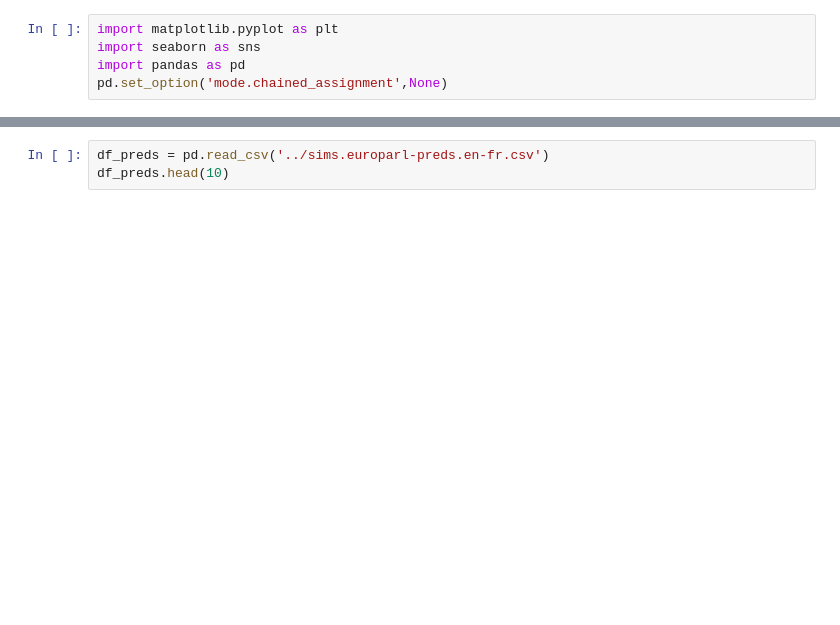
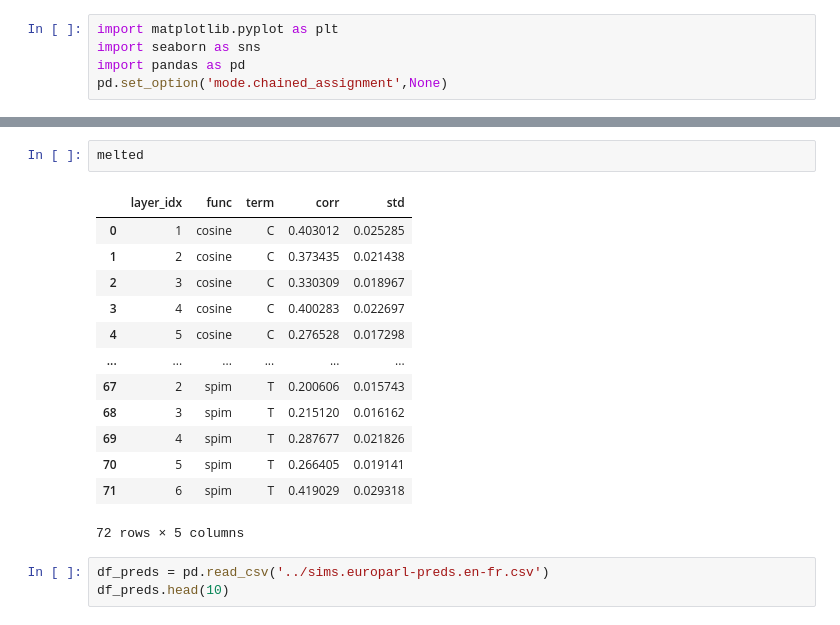
Before and after one commit to TimotheeMickus/seq2seq-splat, a Jupyter notebook: notebooks/vizs.ipynb, the cells around one changed output, grey strips where cells are left out. Cells and saved outputs as stored; diff of their text form; blank space fills up the shorter version.

```diff
--- a/notebooks/vizs.ipynb
+++ b/notebooks/vizs.ipynb
@@ -6,3 +153,19 @@ pd.set_option('mode.chained_assignment',None)
+# %%
+melted
+# %% [output]
+|  | layer_idx | func | term | corr | std |
+| 0 | 1 | cosine | C | 0.403012 | 0.025285 |
+| 1 | 2 | cosine | C | 0.373435 | 0.021438 |
+| 2 | 3 | cosine | C | 0.330309 | 0.018967 |
+| 3 | 4 | cosine | C | 0.400283 | 0.022697 |
+| 4 | 5 | cosine | C | 0.276528 | 0.017298 |
+| ... | ... | ... | ... | ... | ... |
+| 67 | 2 | spim | T | 0.200606 | 0.015743 |
+| 68 | 3 | spim | T | 0.215120 | 0.016162 |
+| 69 | 4 | spim | T | 0.287677 | 0.021826 |
+| 70 | 5 | spim | T | 0.266405 | 0.019141 |
+| 71 | 6 | spim | T | 0.419029 | 0.029318 |
+72 rows × 5 columns
 # %%
 df_preds = pd.read_csv('../sims.europarl-preds.en-fr.csv')
 df_preds.head(10)
```
Also changed, not shown: parts of 9 cells of this notebook.
